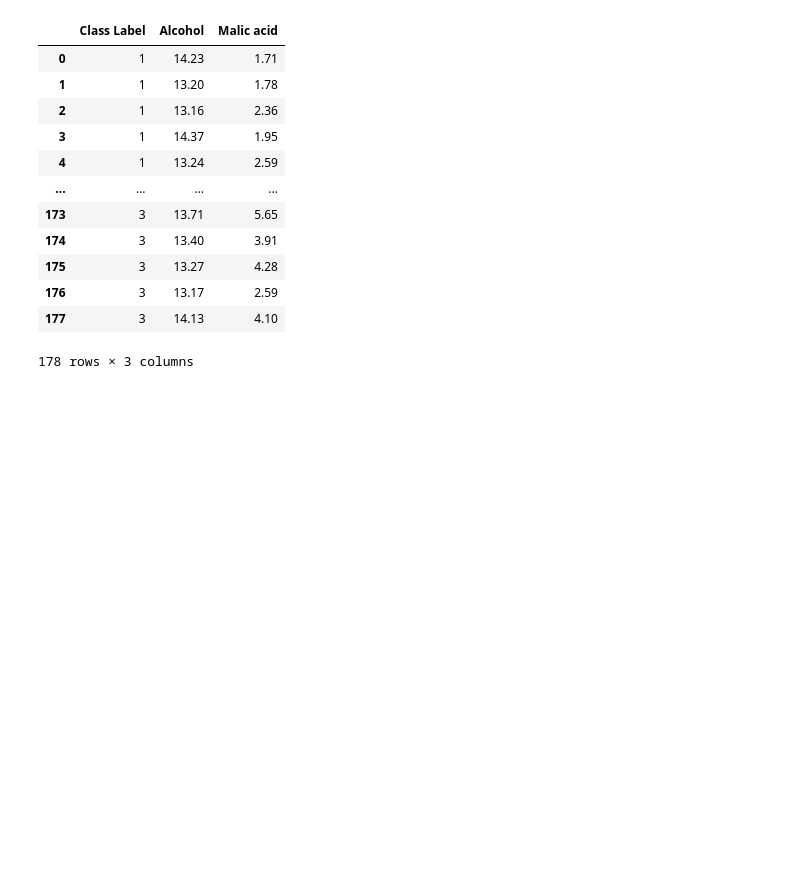
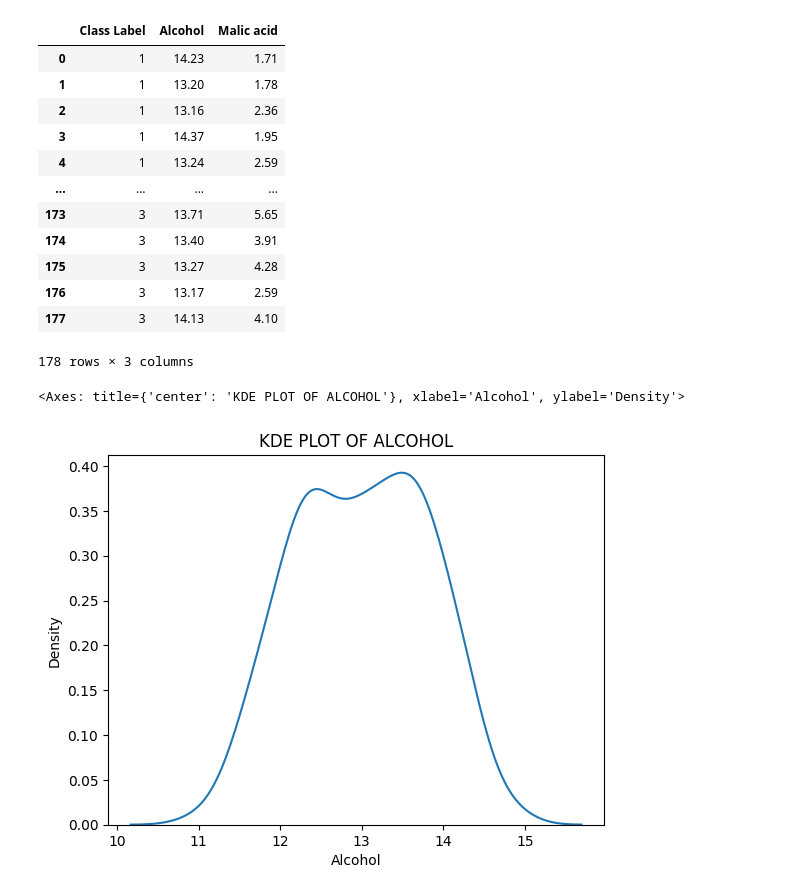
Before and after one commit to sanskar-gh/colab_notebooks, a Jupyter notebook: FEATURE ENGINEERING/MINMAXSCALING/min_max_scaling.ipynb, the cells around one changed output. Drawn from its saved outputs; the diff is of its cells as text; code cells hidden in the pictures; blank space fills up the shorter version.

```diff
--- a/FEATURE ENGINEERING/MINMAXSCALING/min_max_scaling.ipynb
+++ b/FEATURE ENGINEERING/MINMAXSCALING/min_max_scaling.ipynb
@@ -23,3 +23,9 @@ df
 | 176 | 3 | 13.17 | 2.59 |
 | 177 | 3 | 14.13 | 4.10 |
 178 rows × 3 columns
+# %%
+plt.title("KDE PLOT OF ALCOHOL")
+sns.kdeplot(df['Alcohol'])
+# %% [output]
+<Axes: title={'center': 'KDE PLOT OF ALCOHOL'}, xlabel='Alcohol', ylabel='Density'>
+[figure, added]
```
Also changed, not shown: parts of 12 cells of this notebook.
